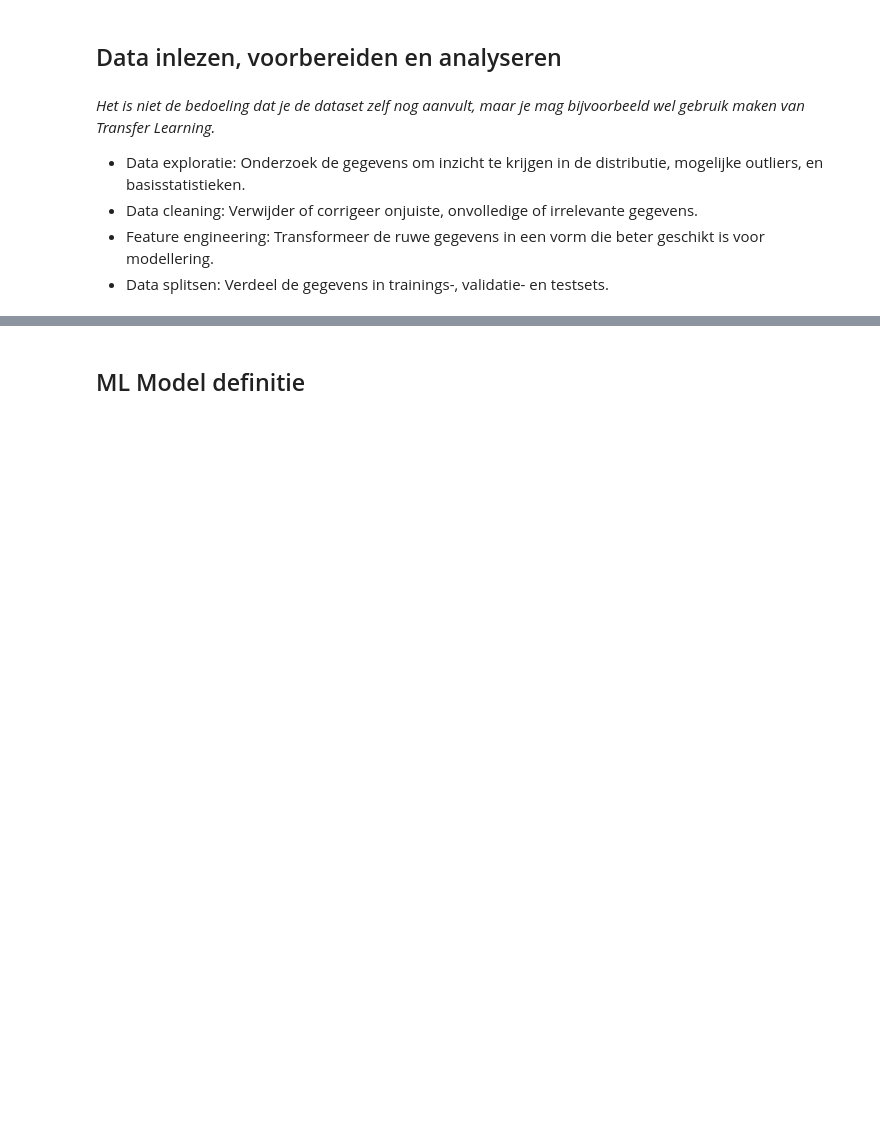
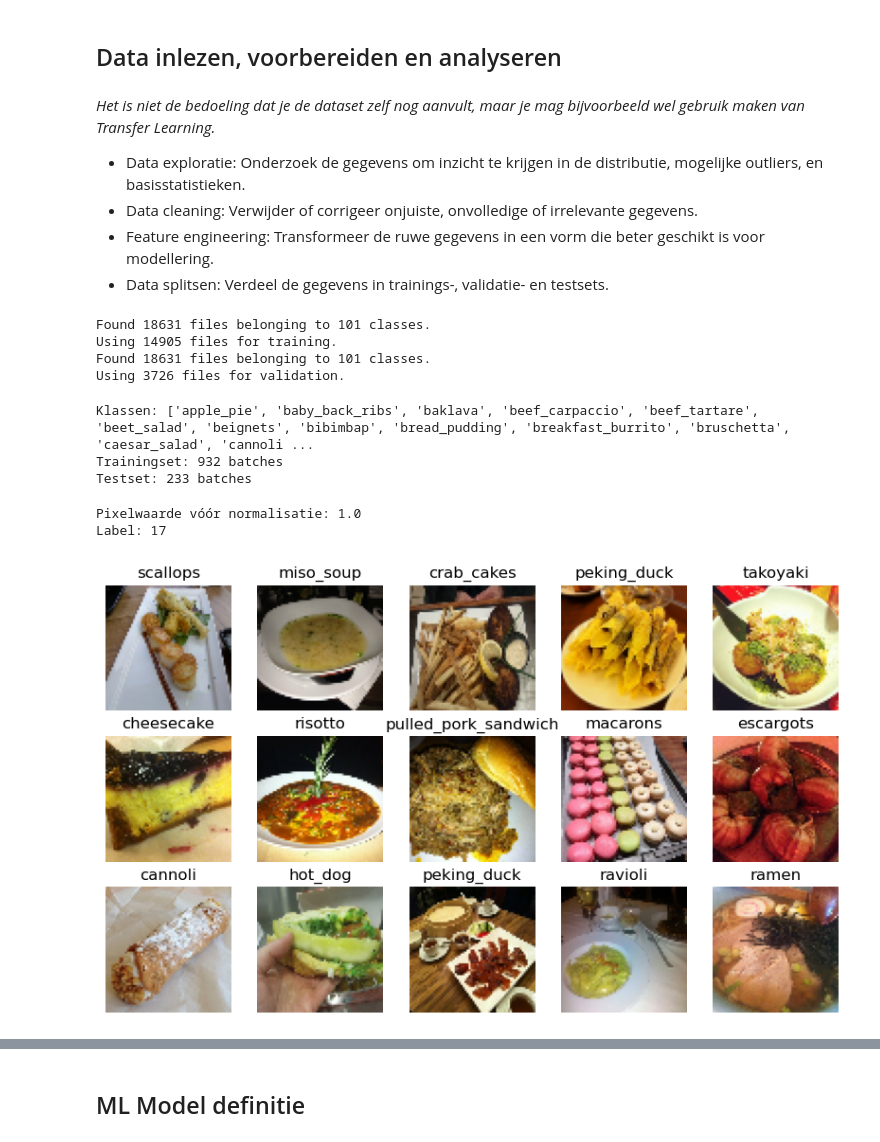
Before and after one commit to fredericVDK/AI2025, a Jupyter notebook: Week 2 CNN/Opdracht Computer Vision/AI_computer_vision.ipynb, the cells around one changed output, grey strips where cells are left out. Drawn from its saved outputs; the diff is of its cells as text; code cells hidden in the pictures; blank space fills up the shorter version.

```diff
--- a/Week 2 CNN/Opdracht Computer Vision/AI_computer_vision.ipynb
+++ b/Week 2 CNN/Opdracht Computer Vision/AI_computer_vision.ipynb
@@ -69,3 +68,69 @@ _Het is niet de bedoeling dat je de dataset zelf nog aanvult, maar je mag bijvoo
 - Data cleaning: Verwijder of corrigeer onjuiste, onvolledige of irrelevante gegevens.
 - Feature engineering: Transformeer de ruwe gegevens in een vorm die beter geschikt is voor modellering.
 - Data splitsen: Verdeel de gegevens in trainings-, validatie- en testsets.
+# %%
+dataset_path = "./dataset"
+width = 64
+height = 64
+batch_size = 16
+
+# Dataset splitsen in training- en testset
+train_ds = tf.keras.utils.image_dataset_from_directory(
+    dataset_path,
+    validation_split=0.2,  # 20% van de data voor de testset
+    subset="training",  # Trainingset selecteren
+    seed=42,  # Zorg voor reproduceerbare splitsing
+    image_size=(width,height),  # Alle afbeeldingen schalen naar 224x224 pixels
+    batch_size=batch_size # Batches van 32 samples
+)
+
+test_ds = tf.keras.utils.image_dataset_from_directory(
+    dataset_path,
+    validation_split=0.2,  # 20% van de data voor de testset
+    subset="validation",  # Testset selecteren
+    seed=42,
+    image_size=(width,height),
+    batch_size=batch_size
+)
+# %% [output]
+Found 18631 files belonging to 101 classes.
+Using 14905 files for training.
+Found 18631 files belonging to 101 classes.
+Using 3726 files for validation.
+# %%
+# Klassen bekijken
+class_names = train_ds.class_names
+print("Klassen:", class_names)
+# Normaliseer de data door de pixelwaarden te delen door 255.0
+
+# Controleer de grootte van de datasets
+print(f"Trainingset: {len(train_ds)} batches")
+print(f"Testset: {len(test_ds)} batches")
+# %% [output]
+Klassen: ['apple_pie', 'baby_back_ribs', 'baklava', 'beef_carpaccio', 'beef_tartare', 'beet_salad', 'beignets', 'bibimbap', 'bread_pudding', 'breakfast_burrito', 'bruschetta', 'caesar_salad', 'cannoli ...
+Trainingset: 932 batches
+Testset: 233 batches
+# %%
+train_ds = train_ds.map(lambda x, y: (x / 255.0, y))
+test_ds = test_ds.map(lambda x, y: (x / 255.0, y))
+
+for images, labels in train_ds.take(1):
+    print("Pixelwaarde vóór normalisatie:", images[0].numpy().max())  # Maximaal 1.0
+    print("Label:", labels[0].numpy())  # Behoud de labels
+# %% [output]
+Pixelwaarde vóór normalisatie: 1.0
+Label: 17
+# %%
+plt.figure(figsize=(10, 10))
+
+# Neem één batch van de trainingsset
+for images, labels in train_ds.take(1):  # Haalt één batch van afbeeldingen op
+    for i in range(15):  # Toon maximaal 25 afbeeldingen
+        ax = plt.subplot(5, 5, i + 1)
+        plt.imshow(images[i].numpy())  # Zet het beeld om naar numpy
+        plt.title(class_names[labels[i]])  # Gebruik de klasse om het label te tonen
+        plt.axis("off")  # Geen assen weergeven
+
+plt.show()
+# %% [output]
+[figure, added]
```
Also changed, not shown: parts of 23 cells of this notebook, 1 other file.
